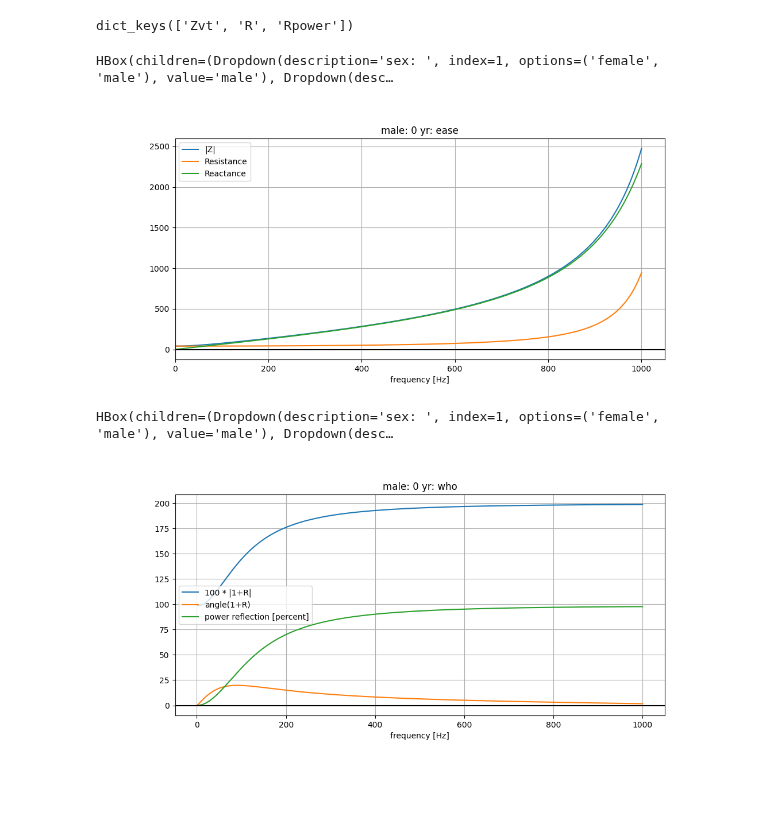
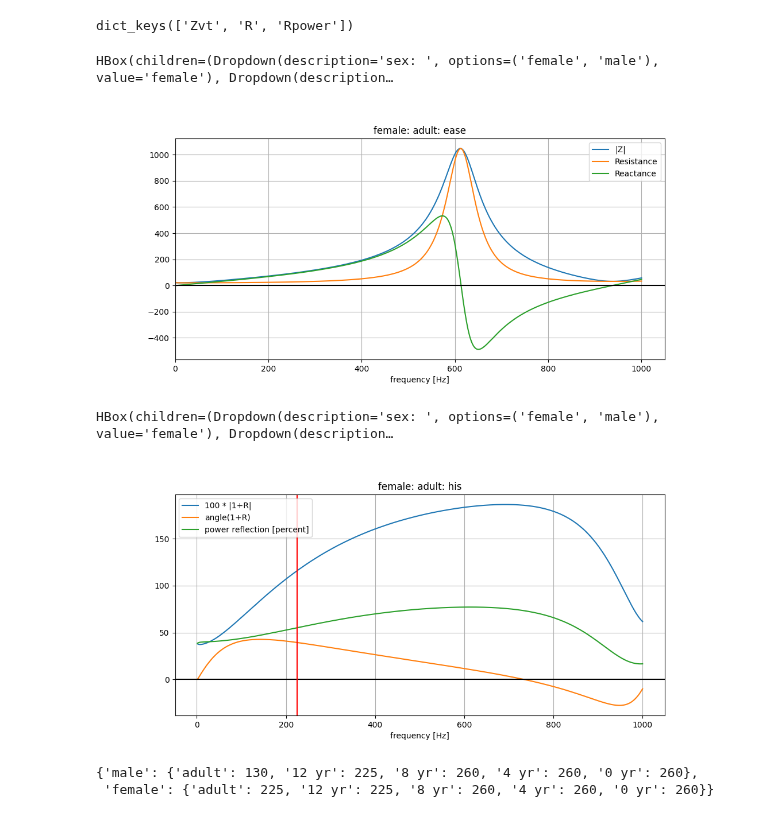
Before and after one commit to MammalianVoiceProduction/SOVTE, a Jupyter notebook: SOVTEs.ipynb, the cells around one changed output. Drawn from its saved outputs; the diff is of its cells as text; code cells hidden in the pictures; blank space fills up the shorter version.

```diff
--- a/SOVTEs.ipynb
+++ b/SOVTEs.ipynb
@@ -438,9 +451,9 @@ def powerreflectioncoeff(Zin_sparse, f_sparse):
 
     Rpower = np.abs(R.diagonal())**2
 
-    Tpower = 1 - Rpower
+    # Tpower = 1 - Rpower
 
-    return R.diagonal(), Rpower, Tpower
+    return R.diagonal(), Rpower # , Tpower
 # %%
 sex = 'male'
 age = 'adult'
@@ -459,7 +472,7 @@ Zvt = Zin.diagonal()
 
 Zlips = lip_impedance(Amouth, f_sparse).diagonal()
 
-R, Rpower, Tpower = powerreflectioncoeff(Zin, f_sparse)
+R, Rpower = powerreflectioncoeff(Zin, f_sparse)
 # %%
 
 def compute_acoustics(sex = 'female', age = 'adult', vowel = 'know'):
@@ -486,7 +499,7 @@ for sex in vocaltracts.keys():
 
             # Zlips = lip_impedance(Amouth, f_sparse).diagonal()
 
-            R, Rpower, Tpower = powerreflectioncoeff(Zin, f_sparse)
+            R, Rpower = powerreflectioncoeff(Zin, f_sparse)
 
             # acoustics[sex][age].update({vowel: dict(Zvt = None, R = None, Rpower = None)})
             acoustics['f'] = f
@@ -558,8 +571,8 @@ uiZ = HBox([sexselect, ageselect, vowelselect])
 
 display(uiZ, figZ.canvas)
 # %% [output]
-HBox(children=(Dropdown(description='sex: ', index=1, options=('female', 'male'), value='male'), Dropdown(desc…
+HBox(children=(Dropdown(description='sex: ', options=('female', 'male'), value='female'), Dropdown(description…
-[figure, old version]
+[figure, new version]
 # %%
 try:
     plt.close(figR)
@@ -580,6 +593,8 @@ R2line, = axR.plot(f, Rpower * 100, label = 'power reflection [percent]')
 
 axR.axhline(color = 'k')
 
+f0line = axR.axvline(x = f0kids[sex][age], color = 'r')
+
 axR.set_xlim(left = 0)
 # axR.set_ylim(bottom = 0, top = 100)
 
@@ -595,29 +610,36 @@ figR.canvas.draw()
 # %%
 def update_reflectionplot(vowel, age, sex):
     R = acoustics[sex][age][vowel]['R']
     Rpower = acoustics[sex][age][vowel]['Rpower']
 
     absRline.set_ydata(np.abs(R+1) * 100)
     angleRline.set_ydata(np.angle(R+1, deg = True))
     R2line.set_ydata(Rpower * 100)
+
+    f0line.set_xdata(f0kids[sex][age])
 
     axR.set_title(f"{sex}: {age}: {vowel}")
 
     axR.relim()
     axR.autoscale()
     axR.autoscale_view(scalex = True)
 
     axZ.set_xlim(left = 0)
 
     # axZ.legend()
 
     figR.canvas.draw()
 
 updatefigR = interactive_output(update_reflectionplot, {'vowel': vowelselect, 'age': ageselect, 'sex': sexselect})
 
 uiR = HBox([sexselect, ageselect, vowelselect])
 
 display(uiR, figR.canvas)
 # %% [output]
-HBox(children=(Dropdown(description='sex: ', index=1, options=('female', 'male'), value='male'), Dropdown(desc…
+HBox(children=(Dropdown(description='sex: ', options=('female', 'male'), value='female'), Dropdown(description…
-[figure, old version]
+[figure, new version]
+# %%
+f0kids
+# %% [output]
+{'male': {'adult': 130, '12 yr': 225, '8 yr': 260, '4 yr': 260, '0 yr': 260},
+ 'female': {'adult': 225, '12 yr': 225, '8 yr': 260, '4 yr': 260, '0 yr': 260}}
```
Also changed, not shown: parts of 4 cells of this notebook.
